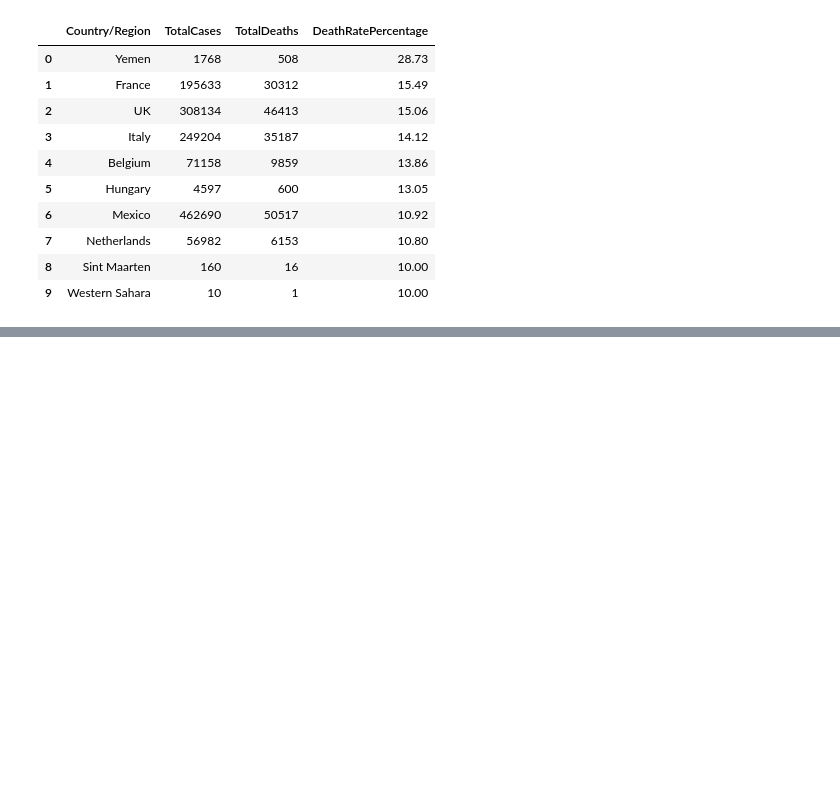
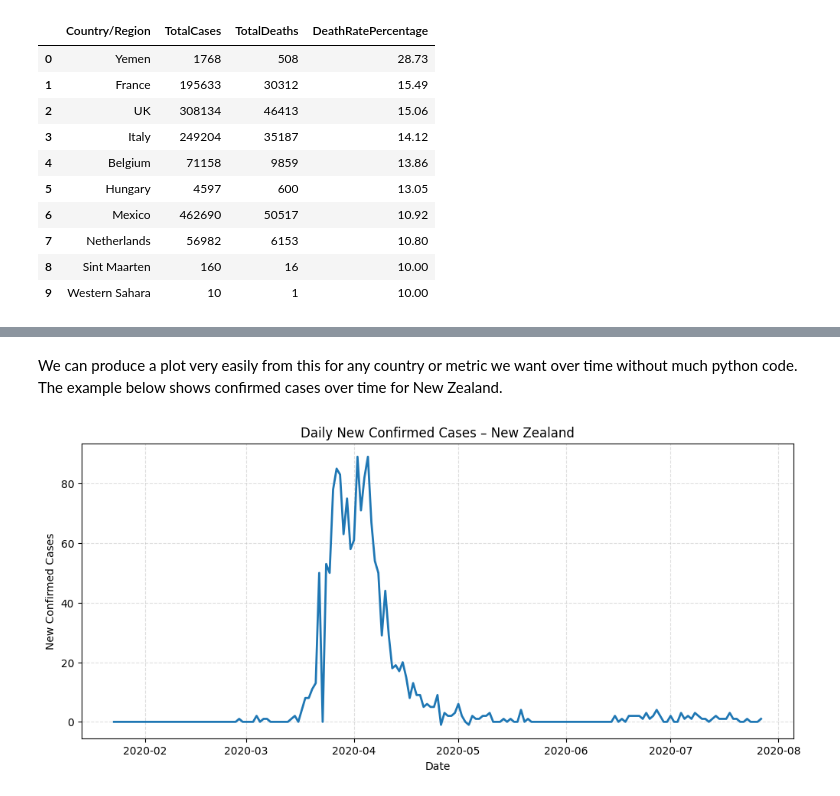
Before and after one commit to joshuawb/SQLcovid, a Jupyter notebook: SQLcovid.ipynb, the cells around one changed output, grey strips where cells are left out. Saved outputs shown, nothing was run; the diff lists cells and outputs as text; code cells hidden in the pictures; blank space fills up the shorter version.

Commit message:
Adding more examples to SQL covid

```diff
--- a/SQLcovid.ipynb
+++ b/SQLcovid.ipynb
@@ -143,0 +198,26 @@ con.execute("""
+# %% [markdown]
+We can produce a plot very easily from this for any country or metric we want over time without much python code. The example below shows confirmed cases over time for New Zealand.
+# %%
+import pandas as pd
+import matplotlib.pyplot as plt
+
+# We can choose whichever country we would like to plot here
+country_name = "New Zealand"
+
+df_plot = (
+    daily_country_growth
+    .query("country == @country_name")
+    .sort_values("date")
+)
+
+plt.figure(figsize=(12, 5))
+plt.plot(df_plot["date"], df_plot["new_confirmed"], linewidth=2)
+
+plt.title(f"Daily New Confirmed Cases – {country_name}")
+plt.xlabel("Date")
+plt.ylabel("New Confirmed Cases")
+plt.grid(True, linestyle="--", alpha=0.4)
+
+plt.show()
+# %% [output]
+[figure, added]
```
Also changed, not shown: parts of 17 cells of this notebook.
